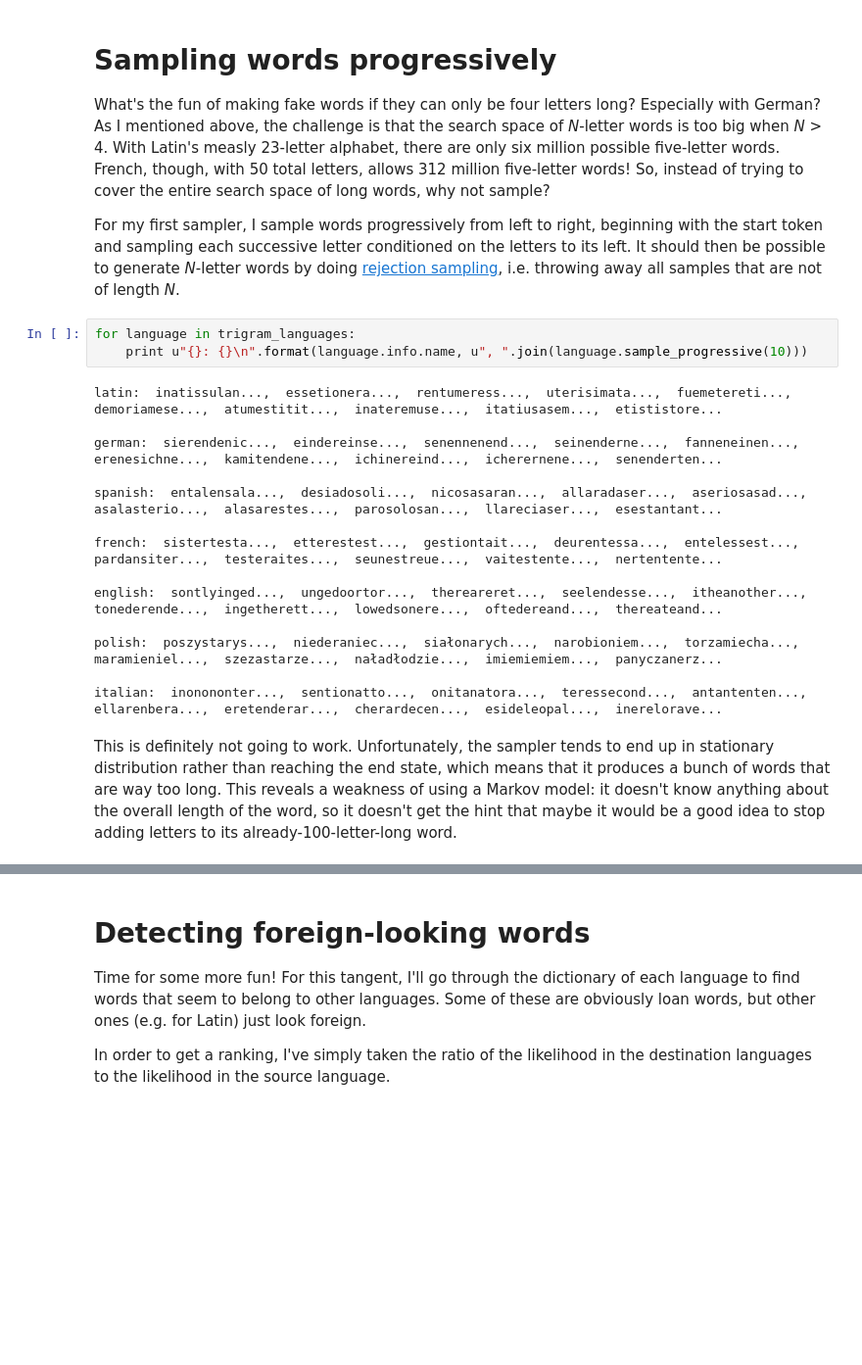
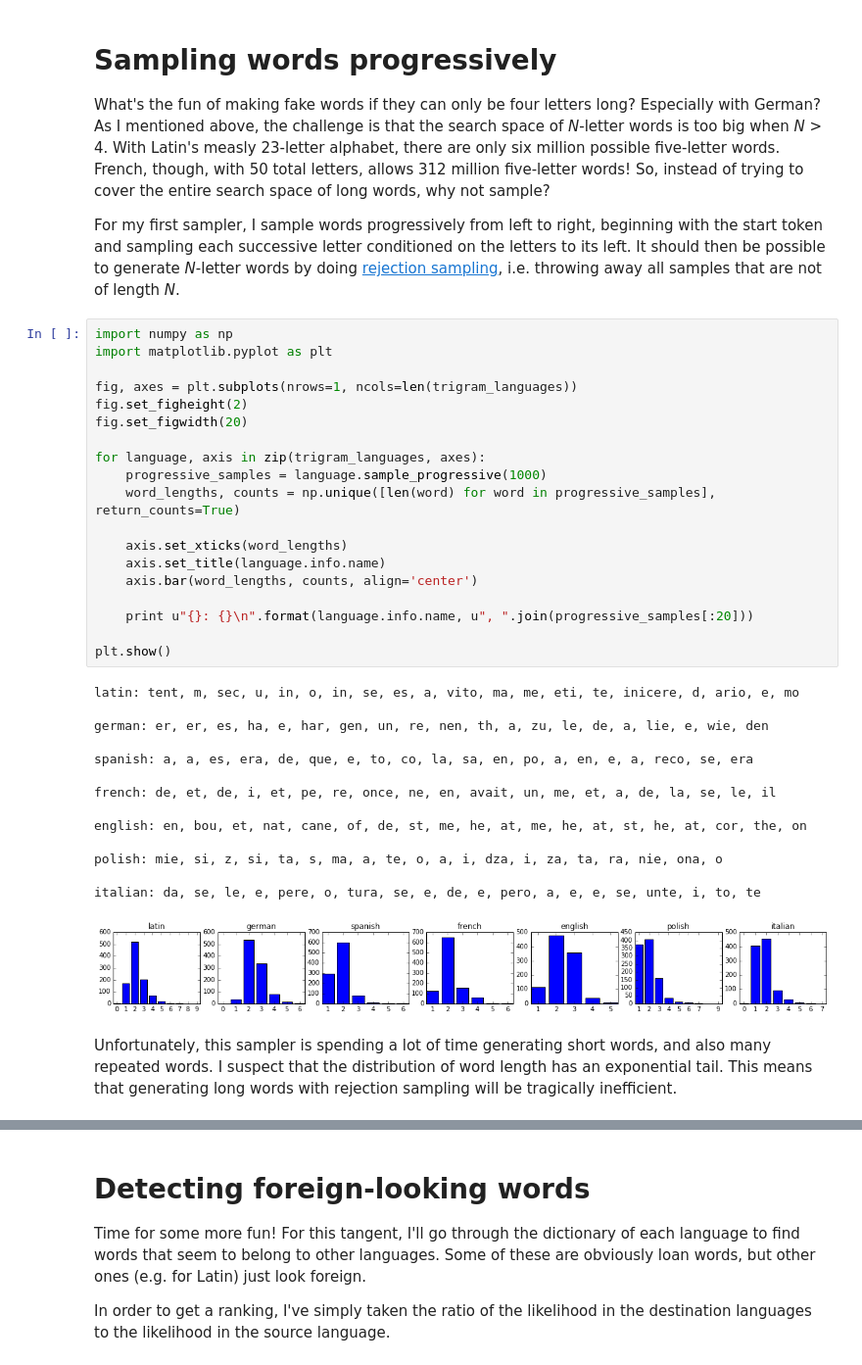
Before and after one commit to paulkernfeld/fake-words, a Jupyter notebook: fake_words.ipynb, the cells around one changed output, grey strips where cells are left out. Shown at 98% size. Saved outputs shown, nothing was run; the diff lists cells and outputs as text; blank space fills up the shorter version.

Commit message:
Fix an off-by-one error that was ruining everything
Fix progressive sampler writeup
Improve writing in a few places

```diff
--- a/fake_words.ipynb
+++ b/fake_words.ipynb
@@ -204,25 +206,42 @@ Sampling words progressively
 What's the fun of making fake words if they can only be four letters long? Especially with German? As I mentioned above, the challenge is that the search space of *N*-letter words is too big when *N* > 4. With Latin's measly 23-letter alphabet, there are only six million possible five-letter words. French, though, with 50 total letters, allows 312 million five-letter words! So, instead of trying to cover the entire search space of long words, why not sample?
 
 For my first sampler, I sample words progressively from left to right, beginning with the start token and sampling each successive letter conditioned on the letters to its left. It should then be possible to generate *N*-letter words by doing [rejection sampling](https://en.wikipedia.org/wiki/Rejection_sampling), i.e. throwing away all samples that are not of length *N*.
-# %%
-for language in trigram_languages:
-    print u"{}: {}\n".format(language.info.name, u", ".join(language.sample_progressive(10)))
-# %% [output]
-latin:  inatissulan...,  essetionera...,  rentumeress...,  uterisimata...,  fuemetereti...,  demoriamese...,  atumestitit...,  inateremuse...,  itatiusasem...,  etististore...
-
-german:  sierendenic...,  eindereinse...,  senennenend...,  seinenderne...,  fanneneinen...,  erenesichne...,  kamitendene...,  ichinereind...,  icherernene...,  senenderten...
-
-spanish:  entalensala...,  desiadosoli...,  nicosasaran...,  allaradaser...,  aseriosasad...,  asalasterio...,  alasarestes...,  parosolosan...,  llareciaser...,  esestantant...
-
-french:  sistertesta...,  etterestest...,  gestiontait...,  deurentessa...,  entelessest...,  pardansiter...,  testeraites...,  seunestreue...,  vaitestente...,  nertentente...
-
-english:  sontlyinged...,  ungedoortor...,  thereareret...,  seelendesse...,  itheanother...,  tonederende...,  ingetherett...,  lowedsonere...,  oftedereand...,  thereateand...
-
-polish:  poszystarys...,  niederaniec...,  siałonarych...,  narobioniem...,  torzamiecha...,  maramieniel...,  szezastarze...,  naładłodzie...,  imiemiemiem...,  panyczanerz...
-
-italian:  inonononter...,  sentionatto...,  onitanatora...,  teressecond...,  antantenten...,  ellarenbera...,  eretenderar...,  cherardecen...,  esideleopal...,  inerelorave...
-# %% [markdown]
-This is definitely not going to work. Unfortunately, the sampler tends to end up in stationary distribution rather than reaching the end state, which means that it produces a bunch of words that are way too long. This reveals a weakness of using a Markov model: it doesn't know anything about the overall length of the word, so it doesn't get the hint that maybe it would be a good idea to stop adding letters to its already-100-letter-long word.
+# %%
+import numpy as np
+import matplotlib.pyplot as plt
+
+fig, axes = plt.subplots(nrows=1, ncols=len(trigram_languages))
+fig.set_figheight(2)
+fig.set_figwidth(20)
+
+for language, axis in zip(trigram_languages, axes):
+    progressive_samples = language.sample_progressive(1000)
+    word_lengths, counts = np.unique([len(word) for word in progressive_samples], return_counts=True)
+
+    axis.set_xticks(word_lengths)
+    axis.set_title(language.info.name)
+    axis.bar(word_lengths, counts, align='center')
+
+    print u"{}: {}\n".format(language.info.name, u", ".join(progressive_samples[:20]))
+
+plt.show()
+# %% [output]
+latin: tent, m, sec, u, in, o, in, se, es, a, vito, ma, me, eti, te, inicere, d, ario, e, mo
+
+german: er, er, es, ha, e, har, gen, un, re, nen, th, a, zu, le, de, a, lie, e, wie, den
+
+spanish: a, a, es, era, de, que, e, to, co, la, sa, en, po, a, en, e, a, reco, se, era
+
+french: de, et, de, i, et, pe, re, once, ne, en, avait, un, me, et, a, de, la, se, le, il
+
+english: en, bou, et, nat, cane, of, de, st, me, he, at, me, he, at, st, he, at, cor, the, on
+
+polish: mie, si, z, si, ta, s, ma, a, te, o, a, i, dza, i, za, ta, ra, nie, ona, o
+
+italian: da, se, le, e, pere, o, tura, se, e, de, e, pero, a, e, e, se, unte, i, to, te
+[figure, added]
+# %% [markdown]
+Unfortunately, this sampler is spending a lot of time generating short words, and also many repeated words. I suspect that the distribution of word length has an exponential tail. This means that generating long words with rejection sampling will be tragically inefficient.
 # %% [markdown]
 Sampling words with MCMC
 =============
```
Also changed, not shown: parts of 15 cells of this notebook, 1 other file.
